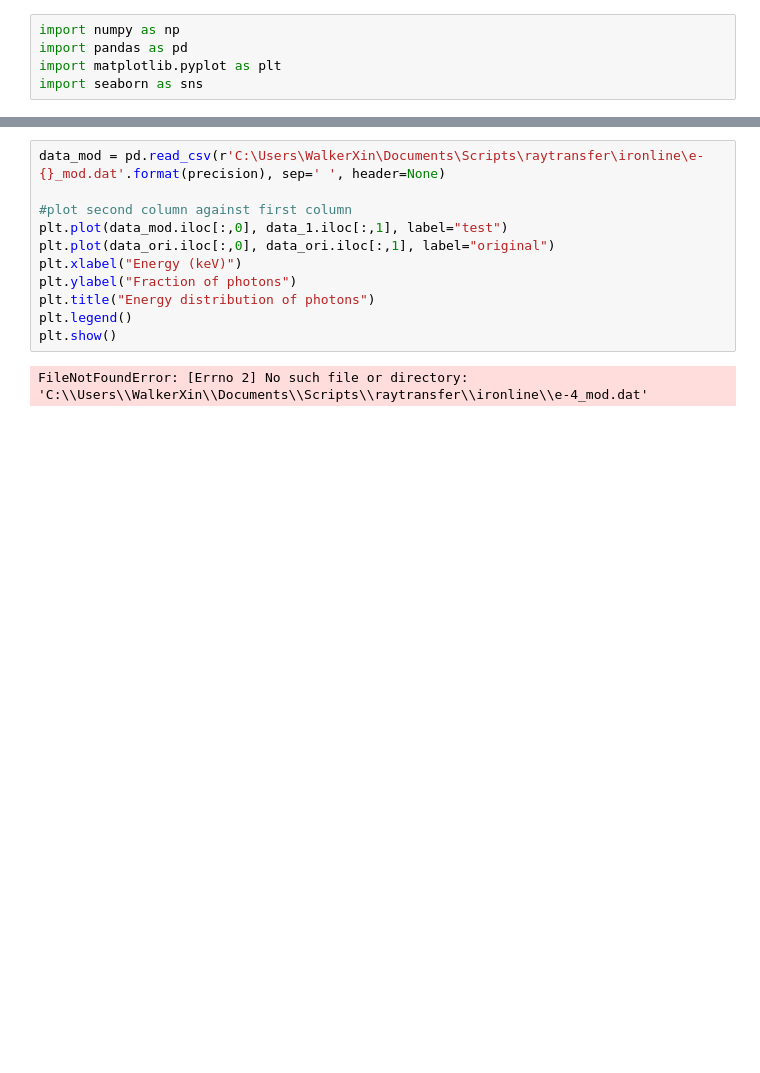
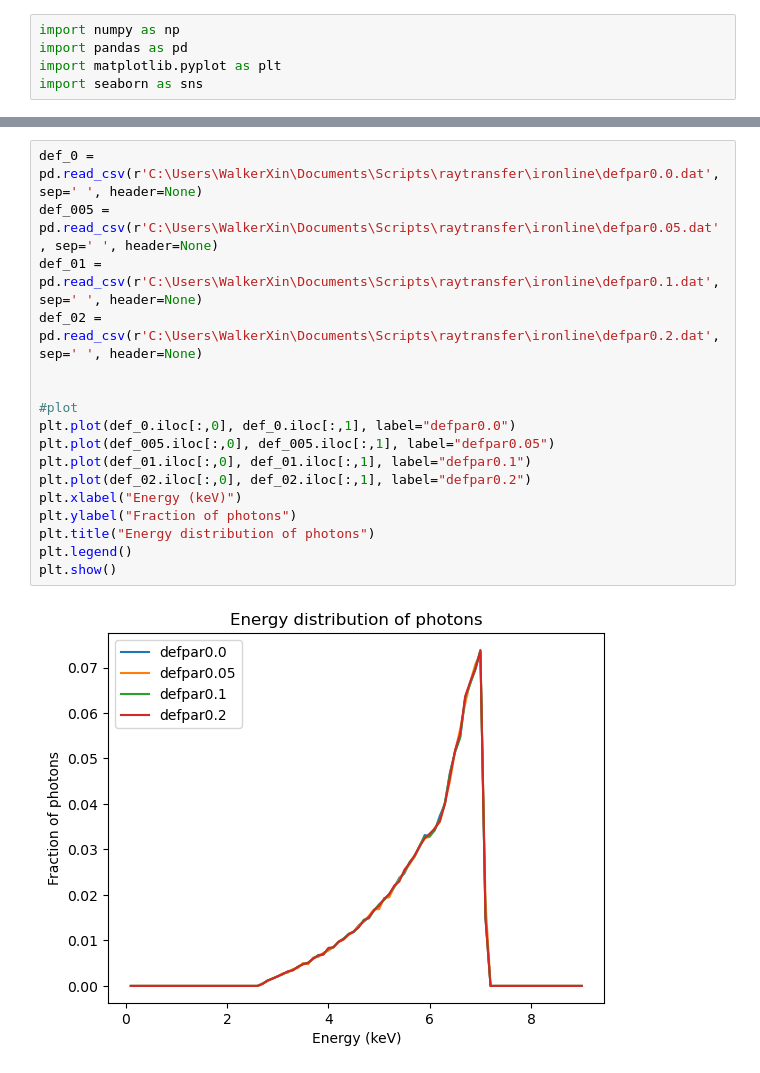
Before and after one commit to Walker-Xin/raytransfer, a Jupyter notebook: ironline/data.ipynb, the cells around one changed output, grey strips where cells are left out. Drawn from its saved outputs; the diff is of its cells as text; blank space fills up the shorter version.

```diff
--- a/ironline/data.ipynb
+++ b/ironline/data.ipynb
@@ -25,13 +25,19 @@ plt.show()
 # %%
-data_mod = pd.read_csv(r'C:\Users\WalkerXin\Documents\Scripts\raytransfer\ironline\e-{}_mod.dat'.format(precision), sep=' ', header=None)
+def_0 = pd.read_csv(r'C:\Users\WalkerXin\Documents\Scripts\raytransfer\ironline\defpar0.0.dat', sep=' ', header=None)
+def_005 = pd.read_csv(r'C:\Users\WalkerXin\Documents\Scripts\raytransfer\ironline\defpar0.05.dat', sep=' ', header=None)
+def_01 = pd.read_csv(r'C:\Users\WalkerXin\Documents\Scripts\raytransfer\ironline\defpar0.1.dat', sep=' ', header=None)
+def_02 = pd.read_csv(r'C:\Users\WalkerXin\Documents\Scripts\raytransfer\ironline\defpar0.2.dat', sep=' ', header=None)
 
-#plot second column against first column
-plt.plot(data_mod.iloc[:,0], data_1.iloc[:,1], label="test")
-plt.plot(data_ori.iloc[:,0], data_ori.iloc[:,1], label="original")
+
+#plot
+plt.plot(def_0.iloc[:,0], def_0.iloc[:,1], label="defpar0.0")
+plt.plot(def_005.iloc[:,0], def_005.iloc[:,1], label="defpar0.05")
+plt.plot(def_01.iloc[:,0], def_01.iloc[:,1], label="defpar0.1")
+plt.plot(def_02.iloc[:,0], def_02.iloc[:,1], label="defpar0.2")
 plt.xlabel("Energy (keV)")
 plt.ylabel("Fraction of photons")
 plt.title("Energy distribution of photons")
 plt.legend()
 plt.show()
 # %% [output]
-FileNotFoundError: [Errno 2] No such file or directory: 'C:\\Users\\WalkerXin\\Documents\\Scripts\\raytransfer\\ironline\\e-4_mod.dat'
+[figure, added]
```
Also changed, not shown: parts of 1 cell of this notebook, 6 other files.
